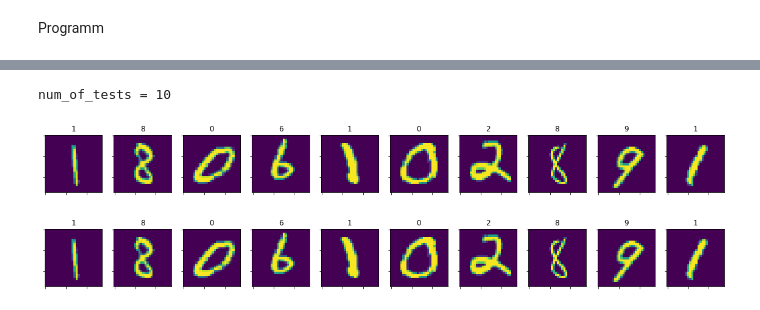
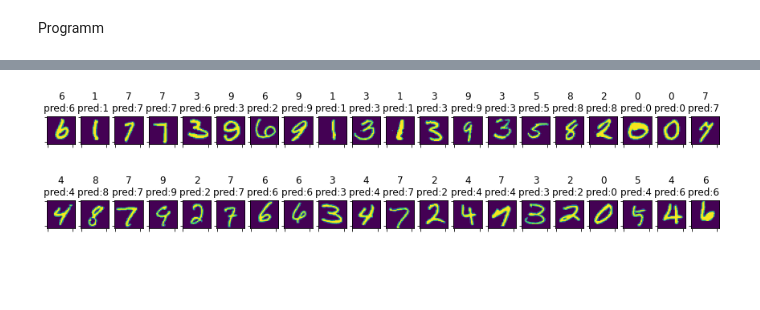
Before and after one commit to DominikOcsofszki/mlp, a Jupyter notebook: jp.ipynb, the cells around one changed output, grey strips where cells are left out. Saved outputs shown, nothing was run; the diff lists cells and outputs as text; code cells hidden in the pictures; blank space fills up the shorter version.

```diff
--- a/jp.ipynb
+++ b/jp.ipynb
@@ -183,9 +169,33 @@ tensor([[[0.0000, 0.0000, 0.0000, 0.0000, 0.0000, 0.0000, 0.0000, 0.0000,
-# %%
-# show_images_return_from_testing
-testing_images, labels = show_images_return_from_testing(10)
-
-x = model_vae(testing_images[0])
-# %% [output]
-num_of_tests = 10
-[figure, removed]
-[figure, removed]
+# %%
+import torch
+import model
+
+
+def import_model_name(model_name, activate_eval=True):
+    # MODEL_NAME = 'CNN_6_CONV'
+    save_name_model = model_name + '_weights'
+    PATH = '/Users/dominikocsofszki/PycharmProjects/mlp/data/weights/' + save_name_model
+
+    model_x = model.CNN_6_CONV()
+    model_x.load_state_dict(torch.load(PATH))
+    if activate_eval: model_x.eval()
+    return model_x
+
+
+MODEL_NAME = 'CNN_6_CONV'
+model_y = import_model_name(MODEL_NAME)
+# SAVE_NAME_MODEL = MODEL_NAME + '_weights'
+#
+#
+# PATH = '/Users/dominikocsofszki/PycharmProjects/mlp/data/weights/'+SAVE_NAME_MODEL
+#
+# model_x = model.CNN_6_CONV()
+# model_x.load_state_dict(torch.load(PATH))
+# model_x.eval()
+_, _ = show_images_with_model(20, model=model_y)
+# %% [output]
+[figure, added]
+# %%
+_, _ = show_images_with_model(20, model=import_model_name('CNN_6_CONV'))
+# %% [output]
+[figure, added]
```
Also changed, not shown: parts of 3 cells of this notebook, 2 other files.
